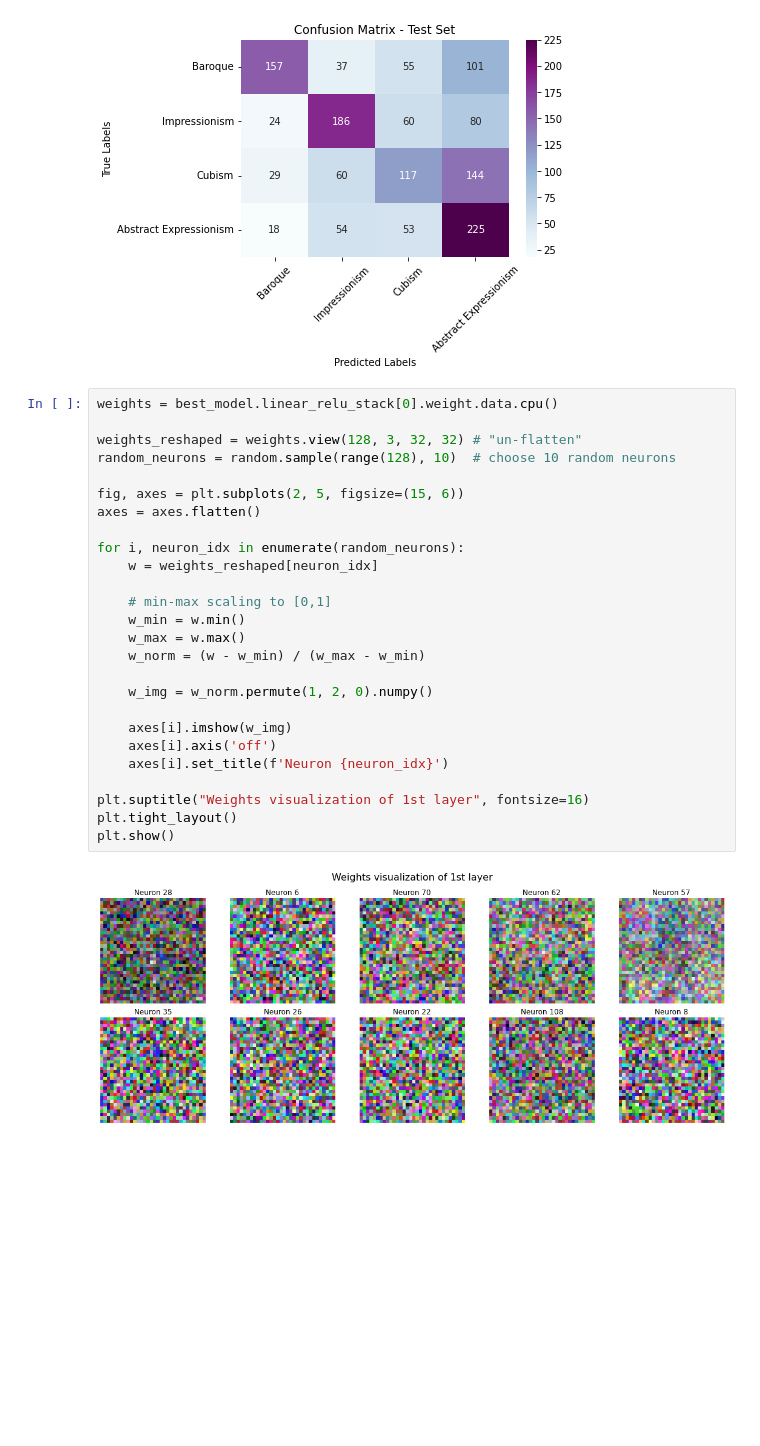
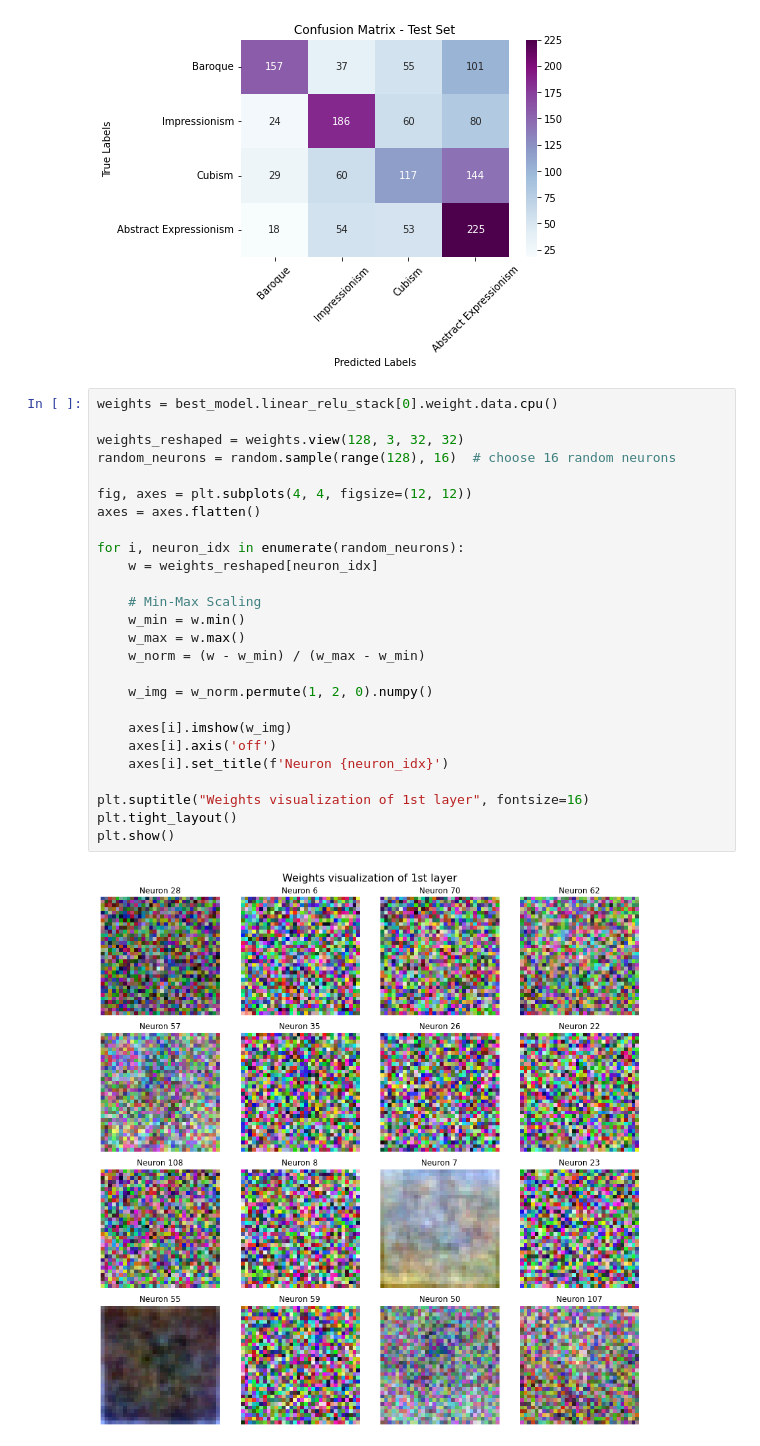
Before and after one commit to Fanisbar/ML_image_classification, a Jupyter notebook: project2.ipynb, the cells around one changed output. Drawn from its saved outputs; the diff is of its cells as text; blank space fills up the shorter version.

```diff
--- a/project2.ipynb
+++ b/project2.ipynb
@@ -509,28 +518,28 @@ Test F1-macro: 0.48831031208019715
 # %%
 weights = best_model.linear_relu_stack[0].weight.data.cpu()
 
-weights_reshaped = weights.view(128, 3, 32, 32) # "un-flatten"
-random_neurons = random.sample(range(128), 10)  # choose 10 random neurons
+weights_reshaped = weights.view(128, 3, 32, 32)
+random_neurons = random.sample(range(128), 16)  # choose 16 random neurons
 
-fig, axes = plt.subplots(2, 5, figsize=(15, 6))
+fig, axes = plt.subplots(4, 4, figsize=(12, 12))
 axes = axes.flatten()
 
 for i, neuron_idx in enumerate(random_neurons):
     w = weights_reshaped[neuron_idx]
 
-    # min-max scaling to [0,1]
+    # Min-Max Scaling
     w_min = w.min()
     w_max = w.max()
     w_norm = (w - w_min) / (w_max - w_min)
 
     w_img = w_norm.permute(1, 2, 0).numpy()
 
     axes[i].imshow(w_img)
     axes[i].axis('off')
     axes[i].set_title(f'Neuron {neuron_idx}')
 
 plt.suptitle("Weights visualization of 1st layer", fontsize=16)
 plt.tight_layout()
 plt.show()
 # %% [output]
-[figure, old version]
+[figure, new version]
```
Also changed, not shown: parts of 4 cells of this notebook.
